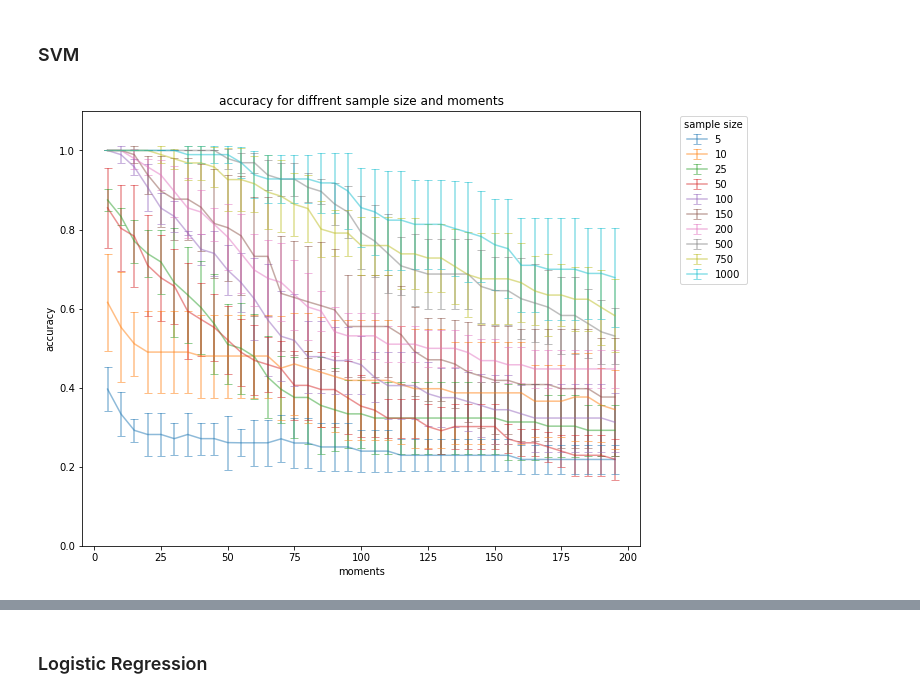
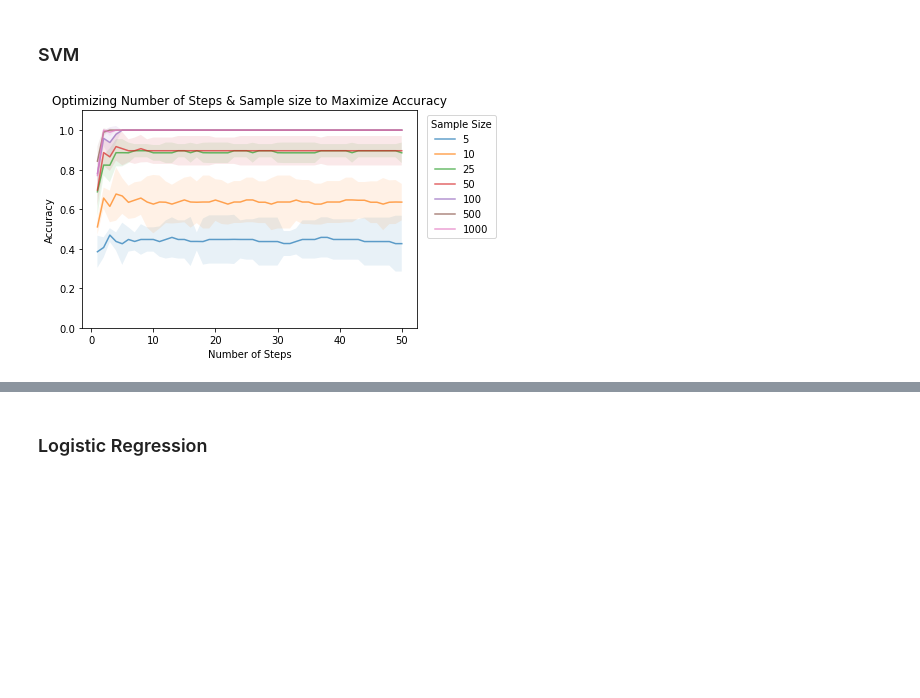
Before and after one commit to sheilafarrahi/thesis, a Jupyter notebook: kde.ipynb, the cells around one changed output, grey strips where cells are left out. Drawn from its saved outputs; the diff is of its cells as text; code cells hidden in the pictures; blank space fills up the shorter version.

```diff
--- a/kde.ipynb
+++ b/kde.ipynb
@@ -44,11 +45,11 @@ dem.get_kde_plot(kde_df,x_b)
 # %% [markdown]
 ### SVM
 # %%
-sample_size_list = [5, 10, 25, 50, 100, 200, 500, 750, 1000]
-num_steps_list = list(np.arange(5,200,5))
+sample_size_list = [5, 10, 25, 50, 100, 500, 1000]
+num_steps_list = list(np.arange(1,51))
 # %%
-acc, std = cm.cv_numsteps_samplesize(sample_size_list, num_steps_list, bounded_dists, 20, cv_config, 1)
+res_svm = cm.cv_numsteps_samplesize(sample_size_list, num_steps_list, bounded_dists, nr_sample, cv_config, 'kde', 1)
 # %%
-cm.plot_cv_moments(sample_size_list, num_steps_list, acc, std, errbar=1)
+cm.plot_cv_numsteps_samplesize(res_svm)
 # %% [output]
-[figure, old version]
+[figure, new version]
```
Also changed, not shown: parts of 26 cells of this notebook, 15 other files.
